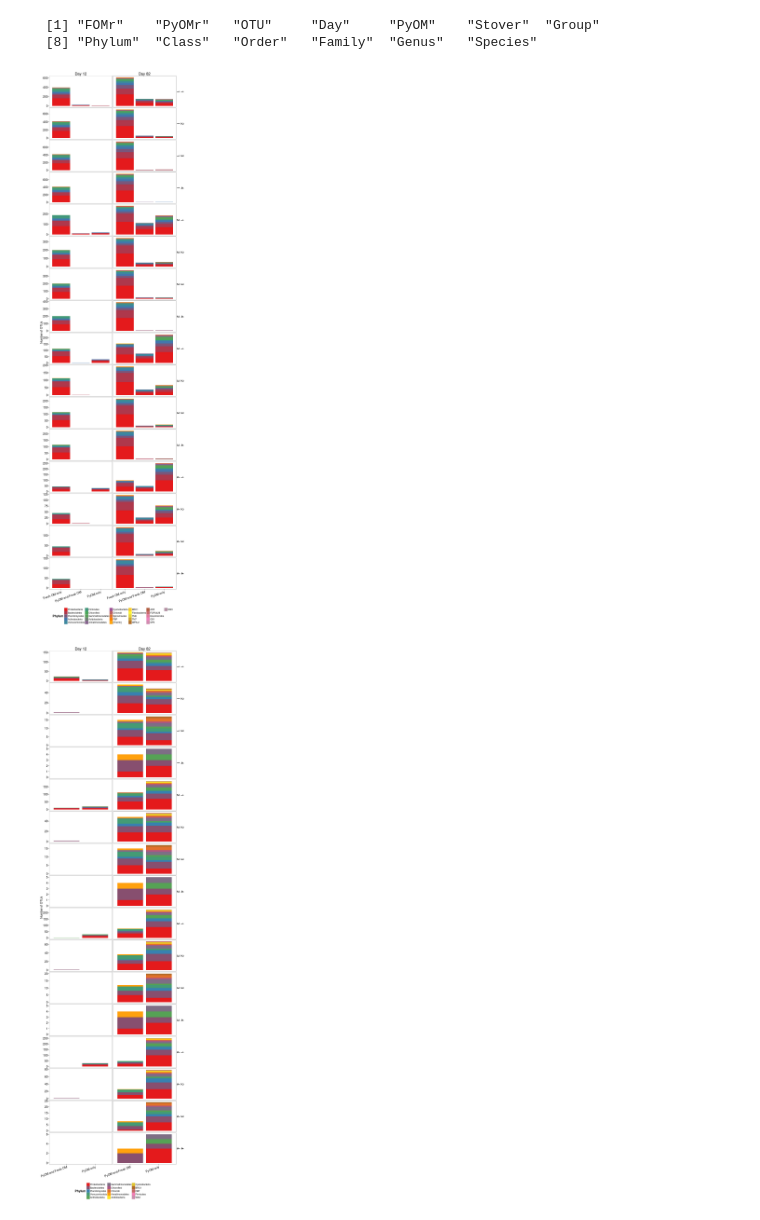
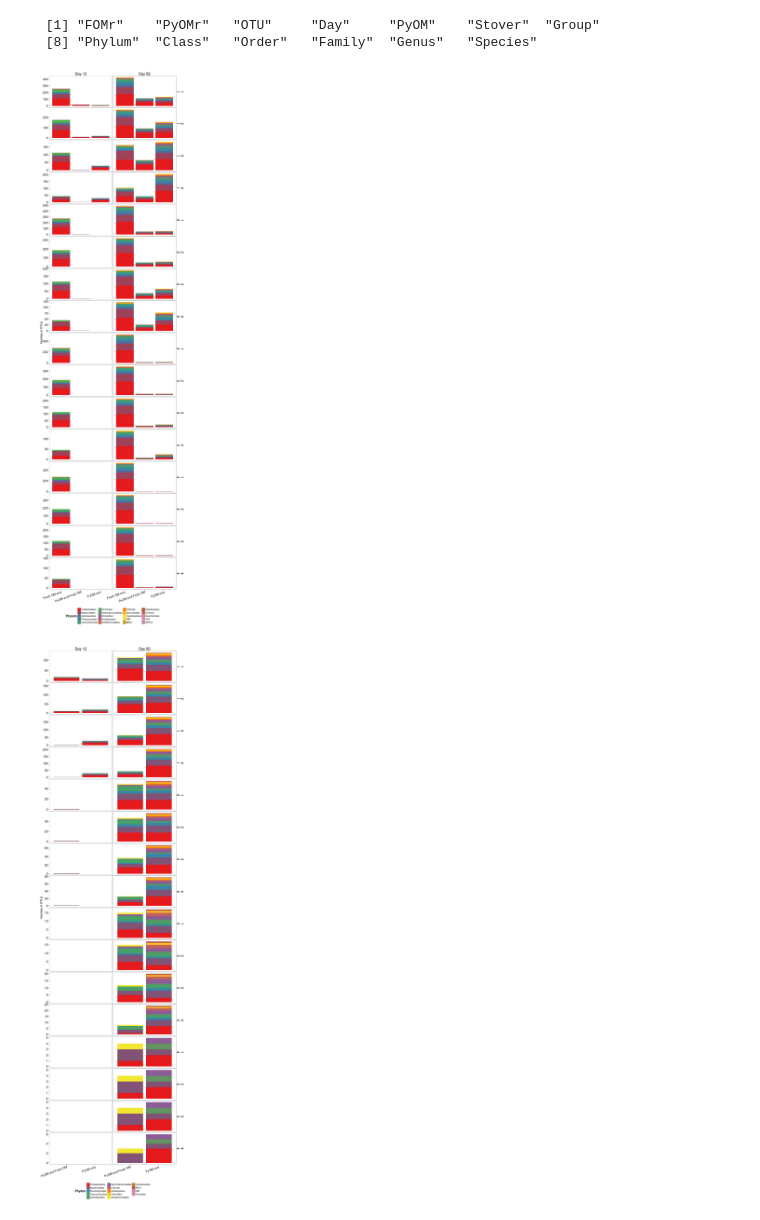
Before and after one commit to TheaWhitman/PyOM, a Jupyter notebook: manuscript_figures/Log2_Cutoff_Stacks.ipynb, the cells around one changed output. Cells and saved outputs as stored; diff of their text form; code cells hidden in the pictures.

Commit message:
Integrating FDR for log2 figures

```diff
--- a/manuscript_figures/Log2_Cutoff_Stacks.ipynb
+++ b/manuscript_figures/Log2_Cutoff_Stacks.ipynb
@@ -35,0 +44,6 @@ l2fc<-read.csv("../data/l2fc.csv")
+# %%
+%%R
+FDR=0.10
+l2fc<-l2fc[l2fc$padj<FDR,]
+# Introducing a p value filter
+dim(l2fc)
@@ -263,7 +288,7 @@ d.all$p.order <- factor(d.all$Phylum, c(p.order))
 # Adds ordered list
 
 p = ggplot(d.all, aes(Group, fill=p.order)) + geom_bar()
-p = p + facet_grid(~FOMr~PyOMr~Day, scales="free_y")
+p = p + facet_grid(~PyOMr~FOMr~Day, scales="free_y")
 
 p = p + theme_bw() +  theme(
     plot.background = element_blank()
@@ -294,7 +319,7 @@ p = p + scale_fill_manual(values=getPalette(colourCount))
 
 p
 # %% [output]
-[figure, old version]
+[figure, new version]
 # %%
 %%R -w 800 -h 3000
 # Now I want to take these taxa, and make a stacked bar chart based on whether the OTUs fall into these categories
@@ -313,35 +338,35 @@ d.all$p.order <- factor(d.all$Phylum, c(p.order))
 # Adds ordered list
 
 p = ggplot(d.all, aes(Group, fill=p.order)) + geom_bar()
-p = p + facet_grid(~FOMr~PyOMr~Day, scales="free_y")
+p = p + facet_grid(~PyOMr~FOMr~Day, scales="free_y")
 
 p = p + theme_bw() +  theme(
     plot.background = element_blank()
    ,panel.grid.major = element_blank()
    ,panel.grid.minor = element_blank()
 )
 
 p = p + ylab("Number of OTUs") + xlab("")
 
 p = p + theme(strip.text.x = element_text(size = 20),
               strip.text.y = element_text(size = 20),
               axis.text.x = element_text(size = 16, angle = 20, hjust = 1, vjust = 1),
               axis.text.y = element_text(size=16),
               axis.title.y = element_text(size=16),
               legend.position="bottom",
               strip.background = element_blank()
               )
 
 
 p = p + guides(fill = guide_legend(legend.position="bottom", title = "Phylum", nrow=5))
 
 p = p + theme(legend.text = element_text(size = 12), legend.title = element_text(size = 16))
 
 
 colourCount = length(unique(d.all$Phylum))
 getPalette = colorRampPalette(brewer.pal(14, "Set1"))
 p = p + scale_fill_manual(values=getPalette(colourCount))
 
 p
 # %% [output]
-[figure, old version]
+[figure, new version]
```
Also changed, not shown: parts of 8 cells of this notebook, 4 other files.
